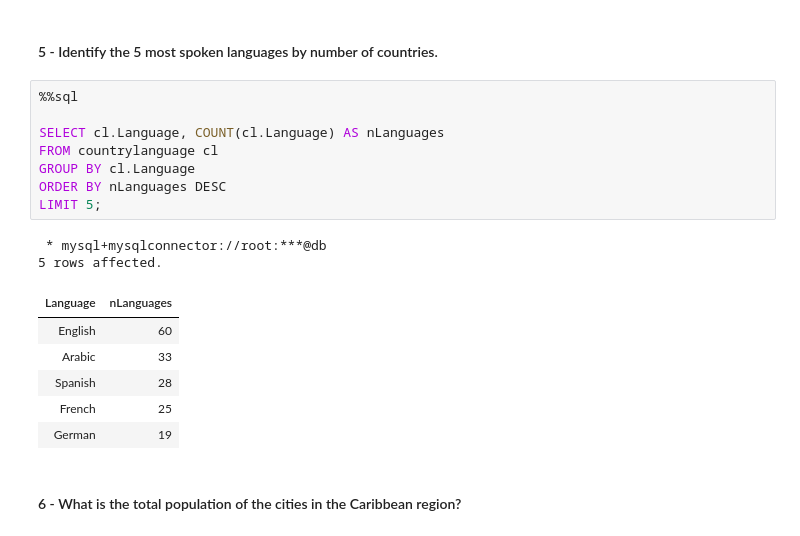
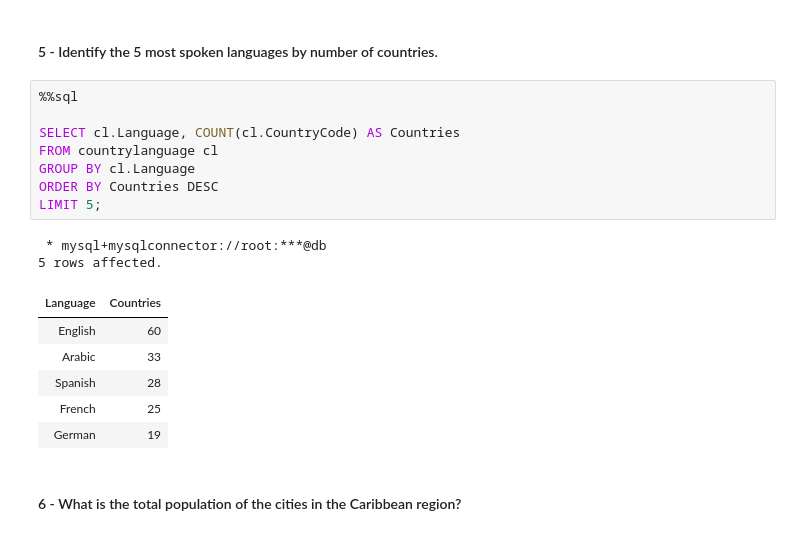
Before and after one commit to filippobezzi/MAPD-B, a Jupyter notebook: mysql/notebooks/MySQL.ipynb, the cells around one changed output. Drawn from its saved outputs; the diff is of its cells as text.

```diff
--- a/mysql/notebooks/MySQL.ipynb
+++ b/mysql/notebooks/MySQL.ipynb
@@ -1666,15 +1678,15 @@ LIMIT 5;
 # %%
 %%sql
 
-SELECT cl.Language, COUNT(cl.Language) AS nLanguages
+SELECT cl.Language, COUNT(cl.CountryCode) AS Countries
 FROM countrylanguage cl
 GROUP BY cl.Language
-ORDER BY nLanguages DESC
+ORDER BY Countries DESC
 LIMIT 5;
 # %% [output]
  * mysql+mysqlconnector://root:***@db
 5 rows affected.
-| Language | nLanguages |
+| Language | Countries |
 | English | 60 |
 | Arabic | 33 |
 | Spanish | 28 |
```
Also changed, not shown: parts of 14 cells of this notebook.
